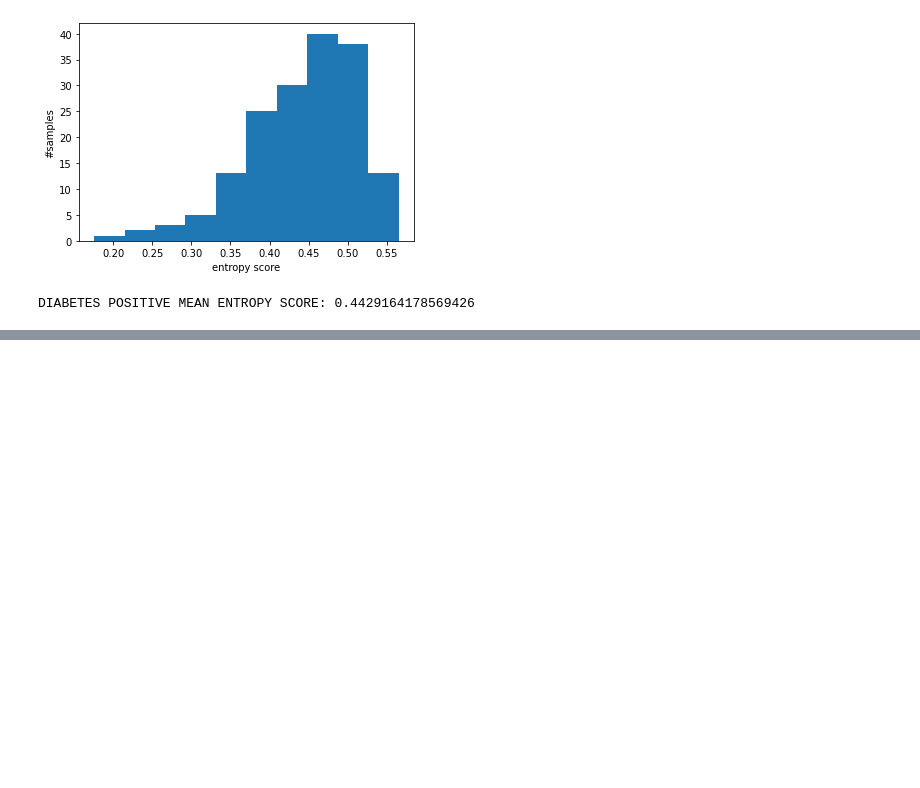
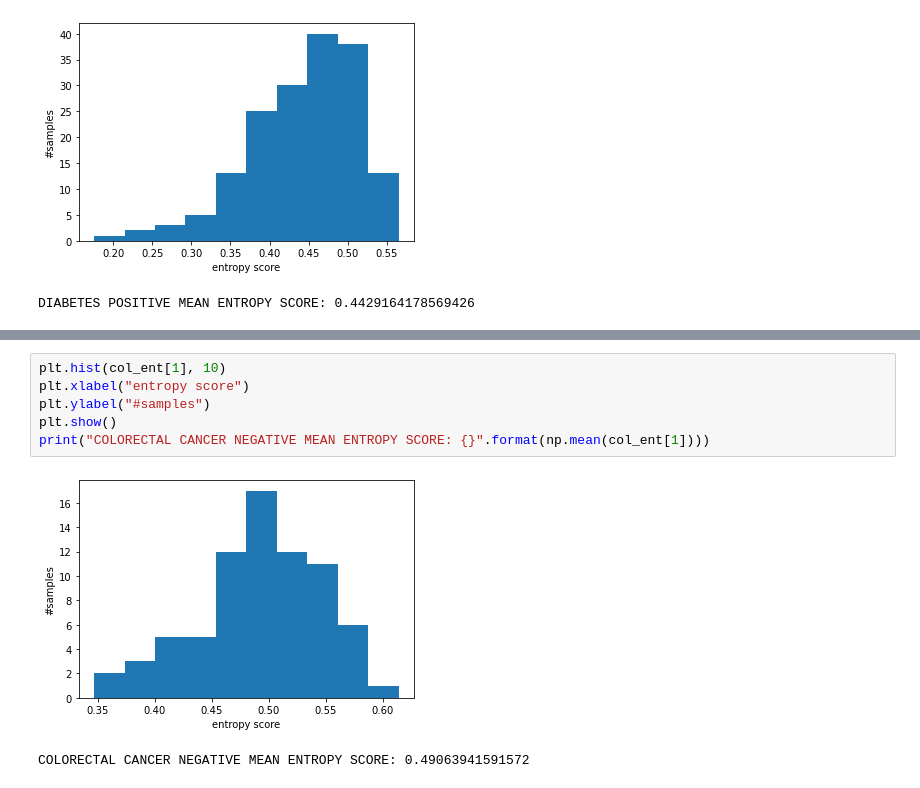
Before and after one commit to mangoflavoured/mangoflavoured.github.io, a Jupyter notebook: mmgraph_test.ipynb, the cells around one changed output, grey strips where cells are left out. Saved outputs shown, nothing was run; the diff lists cells and outputs as text; blank space fills up the shorter version.

```diff
--- a/mmgraph_test.ipynb
+++ b/mmgraph_test.ipynb
@@ -337,0 +359,9 @@ DIABETES POSITIVE MEAN ENTROPY SCORE: 0.4429164178569426
+# %%
+plt.hist(col_ent[1], 10)
+plt.xlabel("entropy score")
+plt.ylabel("#samples")
+plt.show()
+print("COLORECTAL CANCER NEGATIVE MEAN ENTROPY SCORE: {}".format(np.mean(col_ent[1])))
+# %% [output]
+[figure, added]
+COLORECTAL CANCER NEGATIVE MEAN ENTROPY SCORE: 0.49063941591572
```
Also changed, not shown: parts of 3 cells of this notebook.
